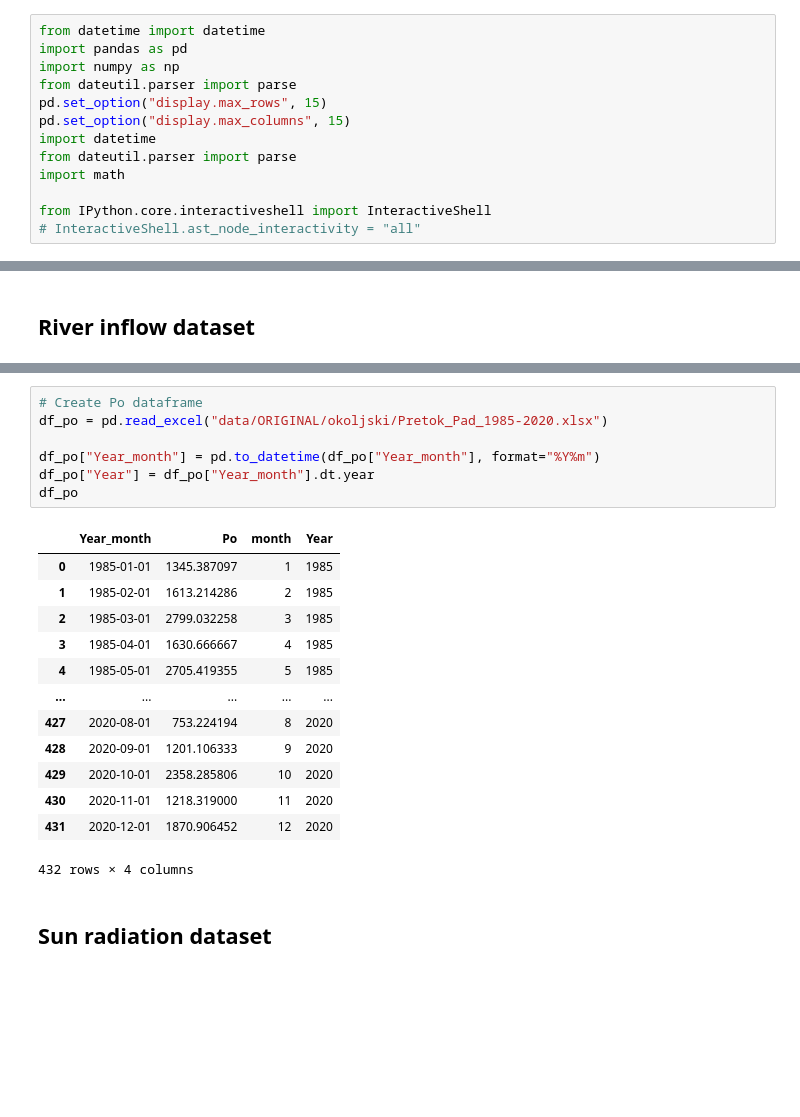
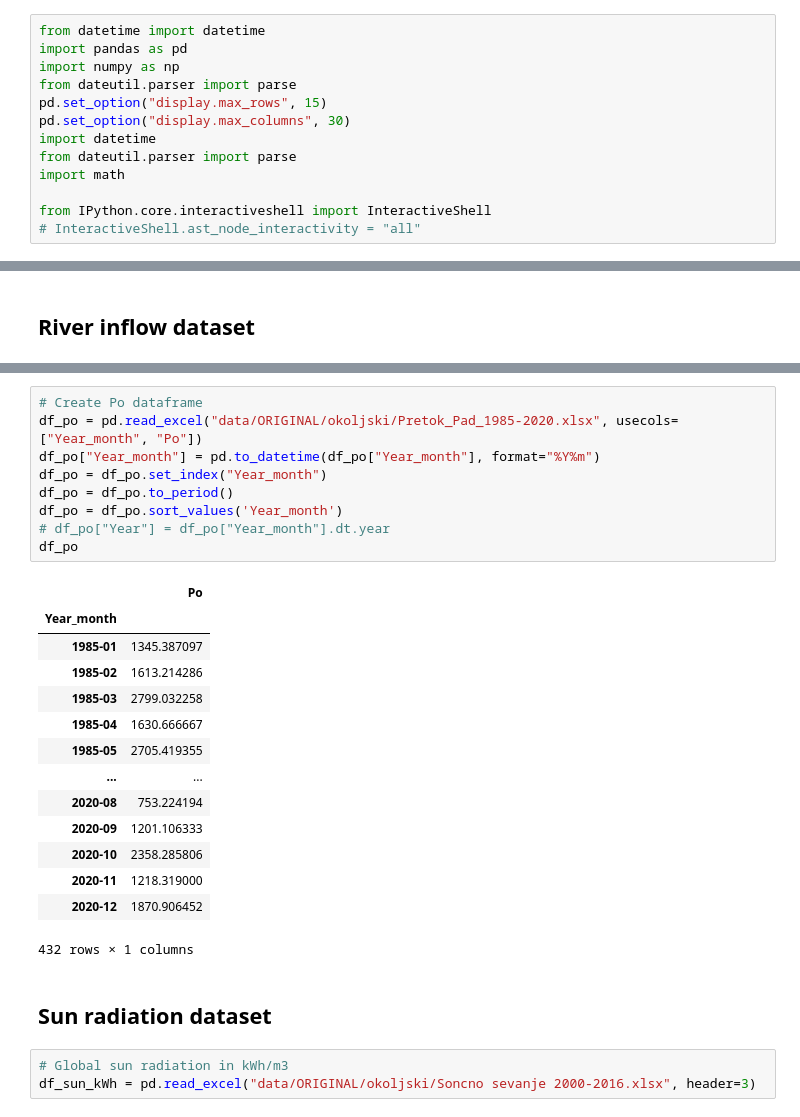
Before and after one commit to MartinMarzi/HABTox-predictor, a Jupyter notebook: HAB_preprocessing_4_0_0.ipynb, the cells around one changed output, grey strips where cells are left out. Drawn from its saved outputs; the diff is of its cells as text; blank space fills up the shorter version.

Commit message:
add sun radiation data etc.

```diff
--- a/HAB_preprocessing_4_0_0.ipynb
+++ b/HAB_preprocessing_4_0_0.ipynb
@@ -4,7 +4,7 @@ import pandas as pd
 import numpy as np
 from dateutil.parser import parse
 pd.set_option("display.max_rows", 15)
-pd.set_option("display.max_columns", 15)
+pd.set_option("display.max_columns", 30)
 import datetime
 from dateutil.parser import parse
 import math
@@ -349,23 +364,29 @@ KeyError: 'Day_of_the_Year'
 # %%
 # Create Po dataframe
-df_po = pd.read_excel("data/ORIGINAL/okoljski/Pretok_Pad_1985-2020.xlsx")
-
+df_po = pd.read_excel("data/ORIGINAL/okoljski/Pretok_Pad_1985-2020.xlsx", usecols=["Year_month", "Po"])
 df_po["Year_month"] = pd.to_datetime(df_po["Year_month"], format="%Y%m")
-df_po["Year"] = df_po["Year_month"].dt.year
+df_po = df_po.set_index("Year_month")
+df_po = df_po.to_period()
+df_po = df_po.sort_values('Year_month')
+# df_po["Year"] = df_po["Year_month"].dt.year
 df_po
 # %% [output]
-|  | Year_month | Po | month | Year |
-| 0 | 1985-01-01 | 1345.387097 | 1 | 1985 |
-| 1 | 1985-02-01 | 1613.214286 | 2 | 1985 |
-| 2 | 1985-03-01 | 2799.032258 | 3 | 1985 |
-| 3 | 1985-04-01 | 1630.666667 | 4 | 1985 |
-| 4 | 1985-05-01 | 2705.419355 | 5 | 1985 |
-| ... | ... | ... | ... | ... |
-| 427 | 2020-08-01 | 753.224194 | 8 | 2020 |
-| 428 | 2020-09-01 | 1201.106333 | 9 | 2020 |
-| 429 | 2020-10-01 | 2358.285806 | 10 | 2020 |
-| 430 | 2020-11-01 | 1218.319000 | 11 | 2020 |
-| 431 | 2020-12-01 | 1870.906452 | 12 | 2020 |
+|  | Po |
+| Year_month |  |
+| 1985-01 | 1345.387097 |
+| 1985-02 | 1613.214286 |
+| 1985-03 | 2799.032258 |
+| 1985-04 | 1630.666667 |
+| 1985-05 | 2705.419355 |
+| ... | ... |
+| 2020-08 | 753.224194 |
+| 2020-09 | 1201.106333 |
+| 2020-10 | 2358.285806 |
+| 2020-11 | 1218.319000 |
+| 2020-12 | 1870.906452 |
-432 rows × 4 columns
+432 rows × 1 columns
 # %% [markdown]
 ## Sun radiation dataset
+# %%
+# Global sun radiation in kWh/m3
+df_sun_kWh = pd.read_excel("data/ORIGINAL/okoljski/Soncno sevanje 2000-2016.xlsx", header=3)
```
Also changed, not shown: parts of 13 cells of this notebook, 9 other files.
